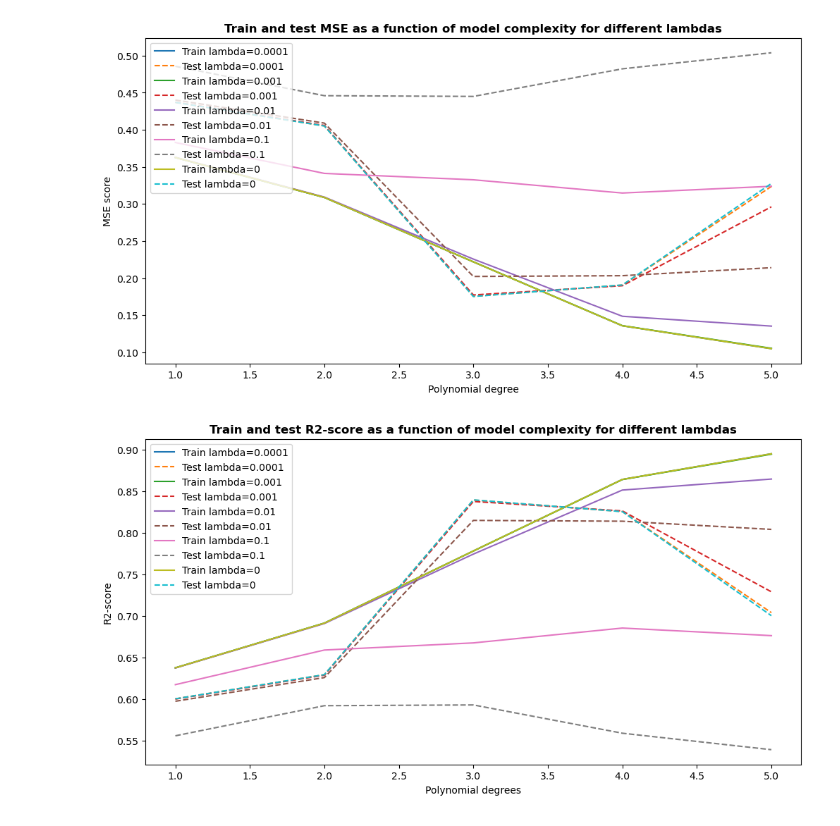
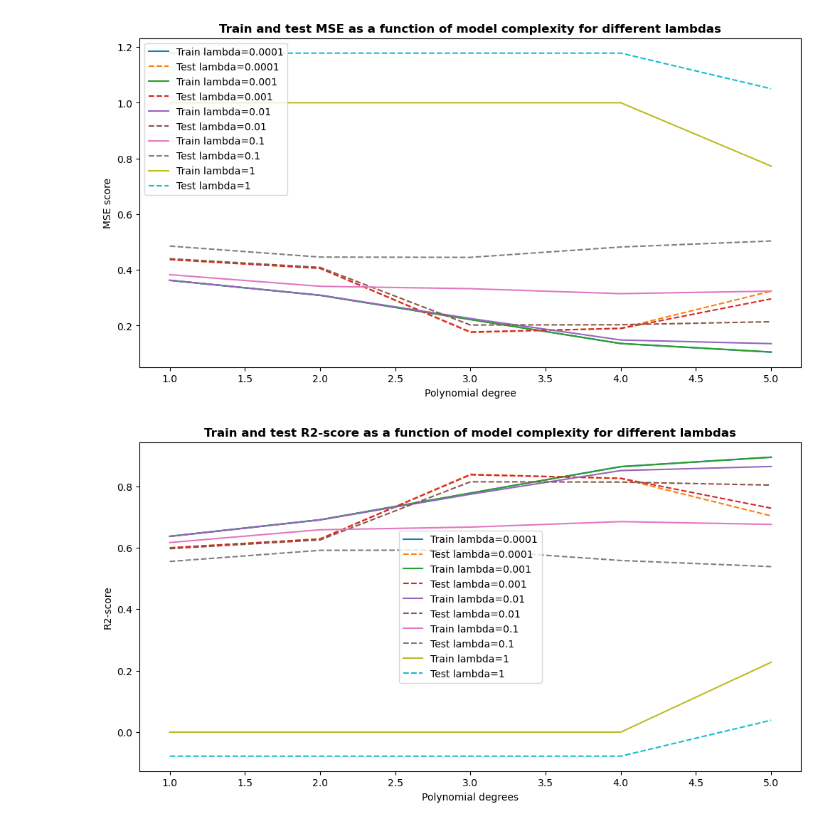
Before and after one commit to martin-og-ingar/FYS-STK4155-Project1, a Jupyter notebook: src/partC.ipynb, the cells around one changed output. Drawn from its saved outputs; the diff is of its cells as text; code cells hidden in the pictures.

```diff
--- a/src/partC.ipynb
+++ b/src/partC.ipynb
@@ -37,7 +37,7 @@ z_test = scaler_z.transform(z_test.reshape(-1, 1)).ravel()  # Scaling z_test
 
 
 
-lambda_values = [0.0001, 0.001, 0.01, 0.1, 0]
+lambda_values = [0.0001, 0.001, 0.01, 0.1, 1]
 r2_values = {lmb: [] for lmb in lambda_values}
 mse_values = {lmb: [] for lmb in lambda_values}
 mse_values_test = {lmb: [] for lmb in lambda_values}
@@ -62,32 +62,32 @@ for degree in degrees:
     r2_test = r2_score(z_test, z_pred_test)
 
     mse_values[lmb].append(mse_train)
     r2_values[lmb].append(r2_train)
     mse_values_test[lmb].append(mse_test)
     r2_values_test[lmb].append(r2_test)
 
 
 plt.figure(figsize=(12,6))
 for lmb in lambda_values:
   plt.plot(degrees, mse_values[lmb], linestyle='-', label=f"Train lambda={lmb}")
   plt.plot(degrees, mse_values_test[lmb], linestyle='--', label=f"Test lambda={lmb}")
 
 plt.xlabel("Polynomial degree")
 plt.ylabel("MSE score")
 plt.title("Train and test MSE as a function of model complexity for different lambdas", fontweight="bold")
 plt.legend(loc='upper left')
 plt.show()
 
 plt.figure(figsize=(12,6))
 for lmb in lambda_values:
   plt.plot(degrees, r2_values[lmb], linestyle='-', label=f"Train lambda={lmb}")
   plt.plot(degrees, r2_values_test[lmb], linestyle='--', label=f"Test lambda={lmb}")
 
 plt.xlabel("Polynomial degrees")
 plt.ylabel("R2-score")
 plt.title("Train and test R2-score as a function of model complexity for different lambdas", fontweight="bold")
 plt.legend()
 plt.show()
 # %% [output]
-[figure, old version]
+[figure, new version]
-[figure, old version]
+[figure, new version]
```
Also changed, not shown: 1 other file.
